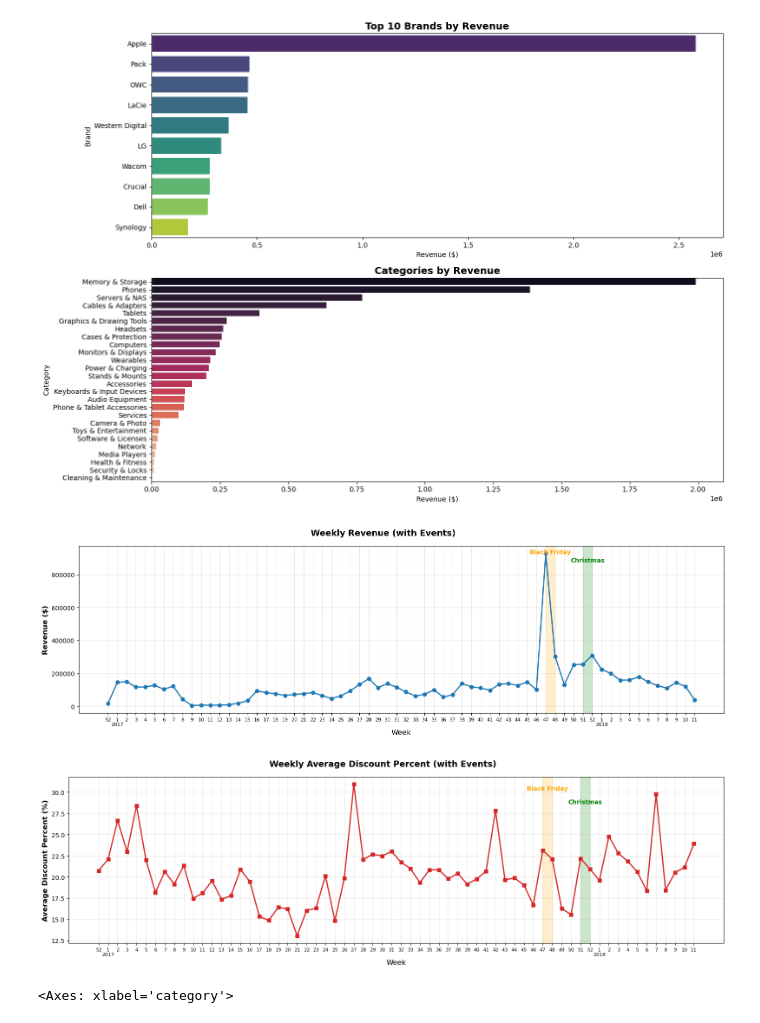
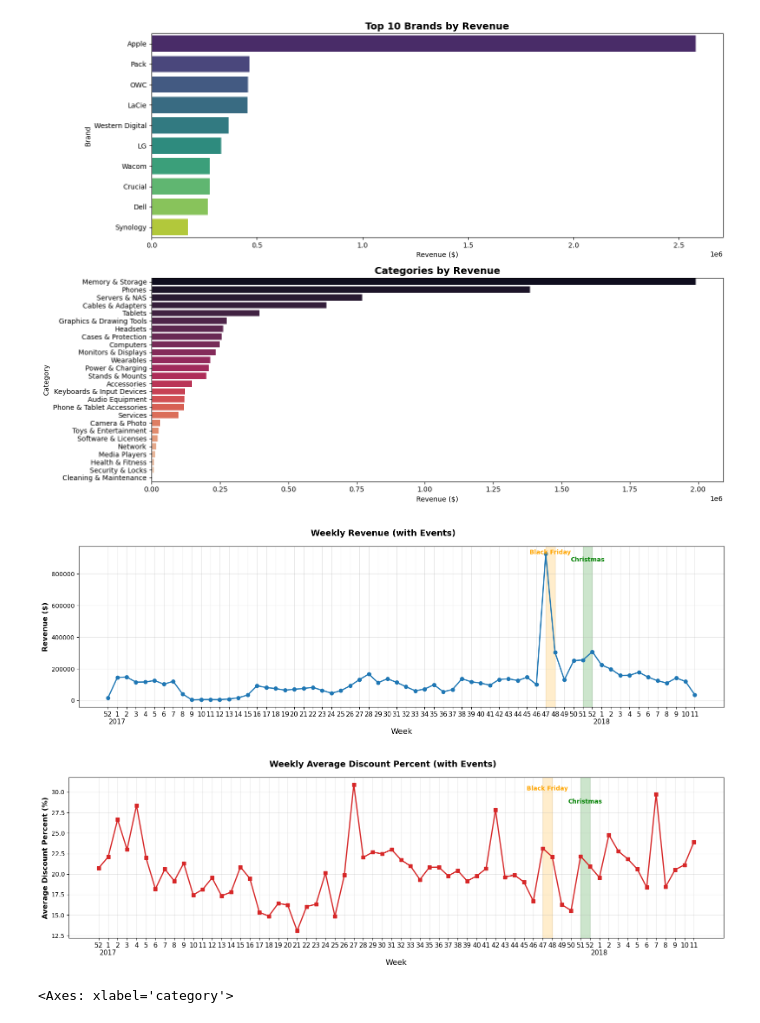
Before and after one commit to Cooljoe67/eniac_data_cleaning, a Jupyter notebook: dataanalysis_group_solution.ipynb, the cells around one changed output. Drawn from its saved outputs; the diff is of its cells as text; code cells hidden in the pictures.

Commit message:
Xticks

```diff
--- a/dataanalysis_group_solution.ipynb
+++ b/dataanalysis_group_solution.ipynb
@@ -566,46 +566,46 @@ for xmas_date in christmas_dates:
 
 plt.suptitle('Weekly Revenue (with Events)', fontsize=14, fontweight='bold', y=0.98)
 ax1.set_xticks(range(len(weekly_stats)))
-ax1.set_xticklabels(x_labels, rotation=0, ha='center', fontsize=8)
+ax1.set_xticklabels(x_labels, rotation=0, ha='center', fontsize=11)
 
 # Add xlabel below
-ax1.set_xlabel('Week', fontsize=12)
+ax1.set_xlabel('Week', fontsize=13)
 
 plt.tight_layout()
 plt.show()
 
 # Create SECOND figure - Weekly Average Discount Percent with events
 fig2, ax2 = plt.subplots(figsize=(16, 5))
 ax2.set_ylabel('Average Discount Percent (%)', fontsize=12, fontweight='bold')
 ax2.plot(range(len(weekly_stats)), weekly_stats['avg_discount_prc'], color='tab:red', marker='s', linewidth=2, label='Avg Discount %')
 ax2.tick_params(axis='y')
 ax2.grid(True, alpha=0.3)
 
 # Add event areas for Black Friday and Christmas
 for bf_date in black_friday_dates:
     idx = get_week_index(bf_date, weekly_stats)
     if idx is not None:
         ax2.axvspan(idx - 1, idx, alpha=0.2, color='orange')
         ax2.text(idx - 0.5, ax2.get_ylim()[1] * 0.95, 'Black Friday', ha='center', color='orange', fontweight='bold', fontsize=10)
 
 for xmas_date in christmas_dates:
     idx = get_week_index(xmas_date, weekly_stats)
     if idx is not None:
         ax2.axvspan(idx - 1, idx, alpha=0.2, color='green')
         ax2.text(idx - 0.5, ax2.get_ylim()[1] * 0.90, 'Christmas', ha='center', color='green', fontweight='bold', fontsize=10)
 
 plt.suptitle('Weekly Average Discount Percent (with Events)', fontsize=14, fontweight='bold', y=0.98)
 ax2.set_xticks(range(len(weekly_stats)))
-ax2.set_xticklabels(x_labels, rotation=0, ha='center', fontsize=8)
+ax2.set_xticklabels(x_labels, rotation=0, ha='center', fontsize=11)
 
 # Add xlabel below
-ax2.set_xlabel('Week', fontsize=12)
+ax2.set_xlabel('Week', fontsize=13)
 
 plt.tight_layout()
 plt.show()
 # %% [output]
-[figure, old version]
+[figure, new version]
-[figure, old version]
+[figure, new version]
 # %%
 orderlines_df.groupby("category")["category"].count().sort_values(ascending=False).nlargest(13).plot(kind="bar")
 # %% [output]
```
